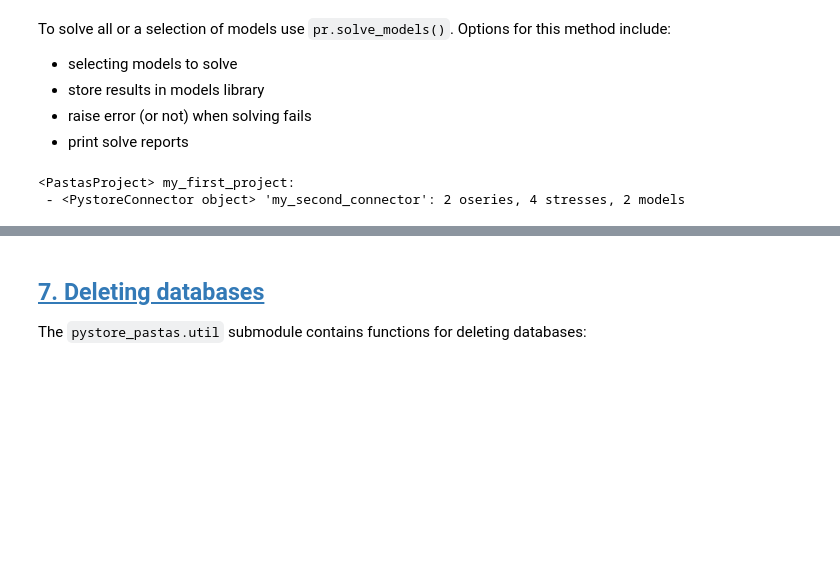
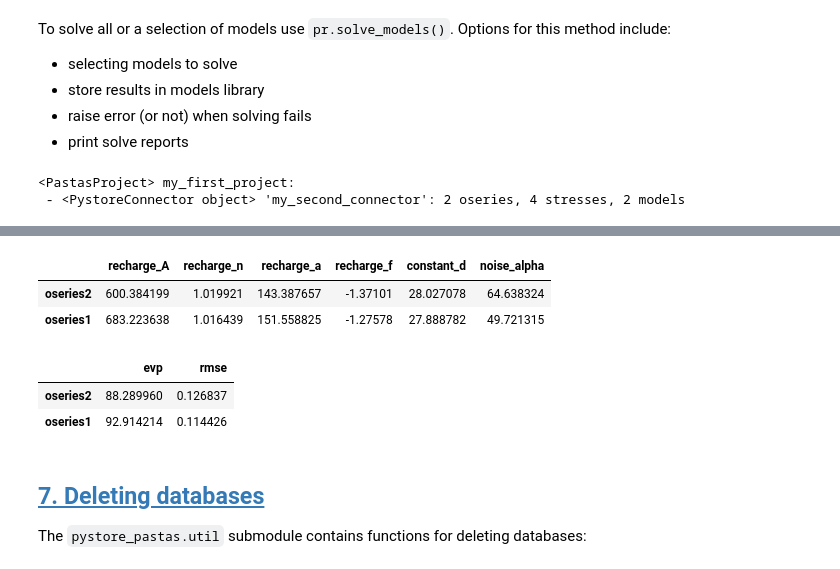
Before and after one commit to pastas/pastastore, a Jupyter notebook: examples/notebooks/ex01_introduction_to_pastastore.ipynb, the cells around one changed output, grey strips where cells are left out. Saved outputs shown, nothing was run; the diff lists cells and outputs as text; code cells hidden in the pictures; blank space fills up the shorter version.

```diff
--- a/examples/notebooks/ex01_introduction_to_pastastore.ipynb
+++ b/examples/notebooks/ex01_introduction_to_pastastore.ipynb
@@ -432,3 +409,17 @@ flopy is installed in c:\github\flopy\flopy
+# %%
+params = store.get_parameters()
+params
+# %% [output]
+|  | recharge_A | recharge_n | recharge_a | recharge_f | constant_d | noise_alpha |
+| oseries2 | 600.384199 | 1.019921 | 143.387657 | -1.37101 | 28.027078 | 64.638324 |
+| oseries1 | 683.223638 | 1.016439 | 151.558825 | -1.27578 | 27.888782 | 49.721315 |
+# %%
+stats = store.get_statistics(["evp", "rmse"])
+stats
+# %% [output]
+|  | evp | rmse |
+| oseries2 | 88.289960 | 0.126837 |
+| oseries1 | 92.914214 | 0.114426 |
 # %% [markdown]
 ## [7. Deleting databases](#top)<a id="7"></a>
 
```
Also changed, not shown: parts of 8 cells of this notebook, 3 other files.
